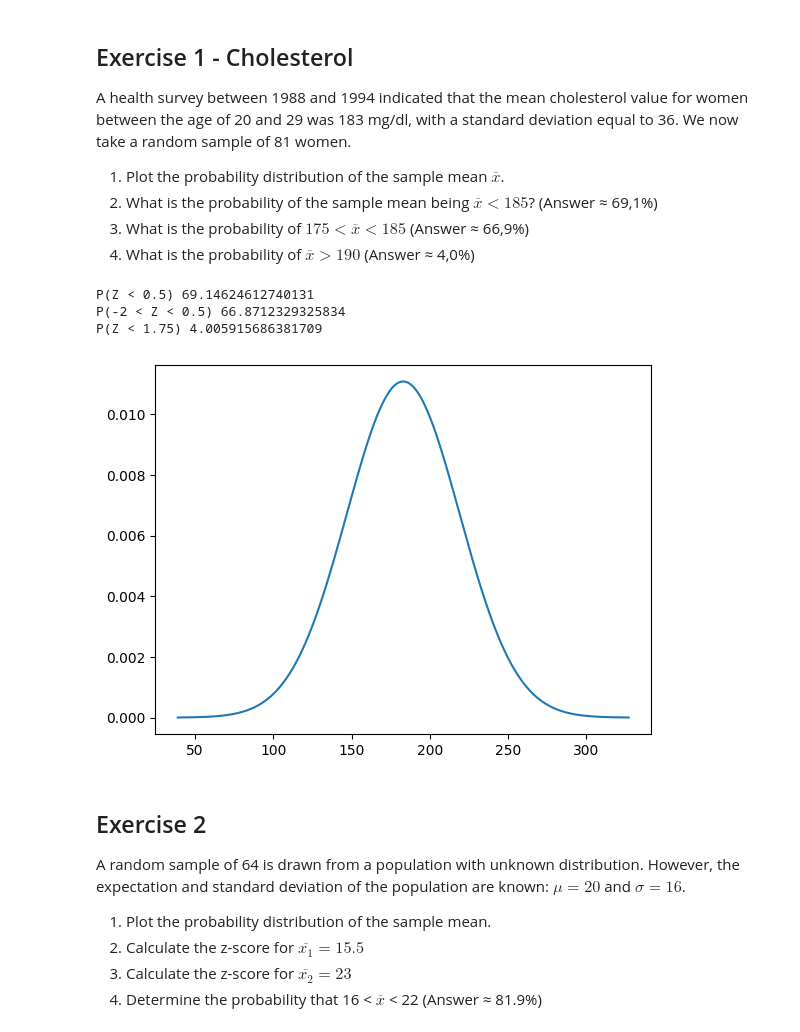
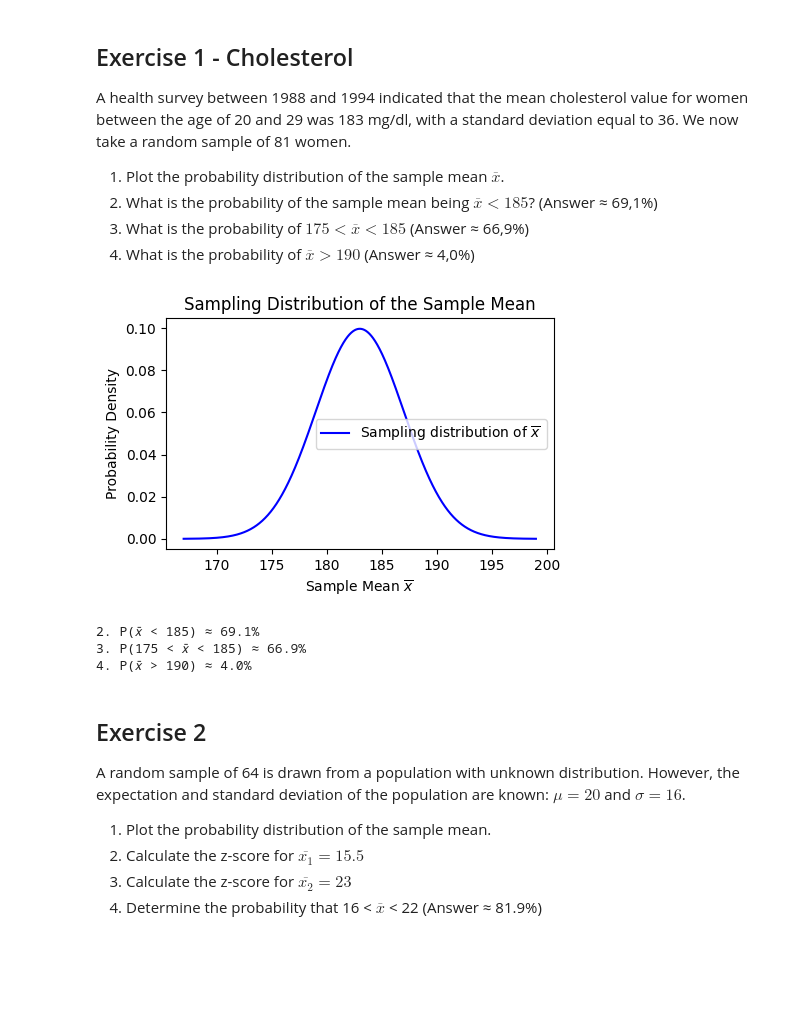
Before and after one commit to JasperDeGeest/dsai-labs, a Jupyter notebook: 3-central-limit-testing/lab-3.02-central-limit-theory.ipynb, the cells around one changed output. Drawn from its saved outputs; the diff is of its cells as text; code cells hidden in the pictures; blank space fills up the shorter version.

```diff
--- a/3-central-limit-testing/lab-3.02-central-limit-theory.ipynb
+++ b/3-central-limit-testing/lab-3.02-central-limit-theory.ipynb
@@ -19,37 +19,46 @@ A health survey between 1988 and 1994 indicated that the mean cholesterol value
 2. What is the probability of the sample mean being $\overline{x} < 185$? (Answer ≈ 69,1%)
 3. What is the probability of $175 < \overline{x} < 185$ (Answer ≈ 66,9%)
 4. What is the probability of $\overline{x} > 190$ (Answer ≈ 4,0%)
-# %%
-mu = 183
-sigma = 36
-n = 81
-
-# 1
-dist_x = np.linspace(mu - 4*sigma, mu + 4*sigma, 1000)
-dist_y = stats.norm.pdf(dist_x, loc=mu, scale=sigma)
-plt.plot(dist_x, dist_y)
-
-# 2
-#Z = (185-183)/4 = 2/4 = 0.5    -----> omzetten naar Z score
-z= (185-183) / (sigma/np.sqrt(n))
-#P(Z < 0.5) ~= 0.6915
-print(f"P(Z < 0.5) {stats.norm.cdf(z)*100}")
-
-
-# 3
-# Z = (175-183)/4 = -2
-# Z = (185-183)/4 = 0.5
-print(f"P(-2 < Z < 0.5) {(stats.norm.cdf(0.5) - stats.norm.cdf(-2))*100}")
-
-# 4
-# Z = (190-183)/4 = 1.75
-
-print(f"P(Z < 1.75) {stats.norm.cdf(-1.75)*100}")
-# %% [output]
-P(Z < 0.5) 69.14624612740131
-P(-2 < Z < 0.5) 66.8712329325834
-P(Z < 1.75) 4.005915686381709
-[figure, removed]
+# %%
+# Parameters
+mu = 183                # population mean
+sigma = 36              # population std deviation
+n = 81                  # sample size
+se = sigma / np.sqrt(n) # standard error = 36 / √81 = 4
+# %%
+# X range for plot
+x = np.linspace(mu - 4 * se, mu + 4 * se, num=1000)
+pdf = stats.norm.pdf(x, mu, se)
+
+# 1. Plot probability distribution of the sample mean
+plt.figure(figsize=(5, 3))
+plt.plot(x, pdf, label='Sampling distribution of $\overline{x}$', color='blue')
+plt.title('Sampling Distribution of the Sample Mean')
+plt.xlabel('Sample Mean $\overline{x}$')
+plt.ylabel('Probability Density')
+plt.legend()
+
+# 2. P(x̄ < 185)
+p1 = stats.norm.cdf(185, mu, se)
+
+# 3. P(175 < x̄ < 185)
+p2 = stats.norm.cdf(185, mu, se) - stats.norm.cdf(175, mu, se)
+
+# 4. P(x̄ > 190)
+p3 = 1 - stats.norm.cdf(190, mu, se)
+
+# Show the plot
+plt.show()
+
+# Print probabilities
+print(f"2. P(𝑥̄ < 185) ≈ {p1:.1%}")
+print(f"3. P(175 < 𝑥̄ < 185) ≈ {p2:.1%}")
+print(f"4. P(𝑥̄ > 190) ≈ {p3:.1%}")
+# %% [output]
+[figure, added]
+2. P(𝑥̄ < 185) ≈ 69.1%
+3. P(175 < 𝑥̄ < 185) ≈ 66.9%
+4. P(𝑥̄ > 190) ≈ 4.0%
 # %% [markdown]
 ## Exercise 2
 
```
Also changed, not shown: parts of 3 cells of this notebook, 40 other files.
